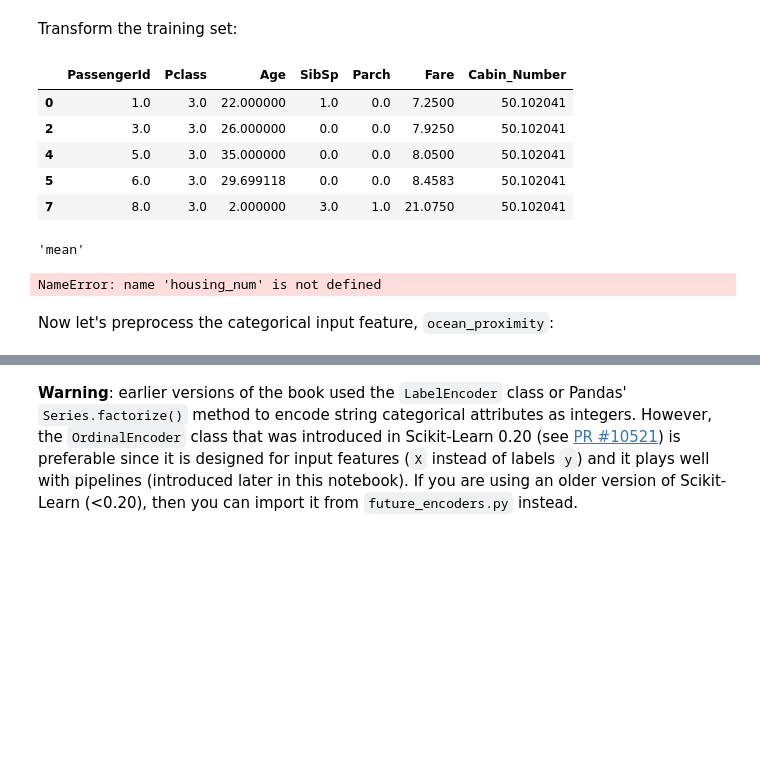
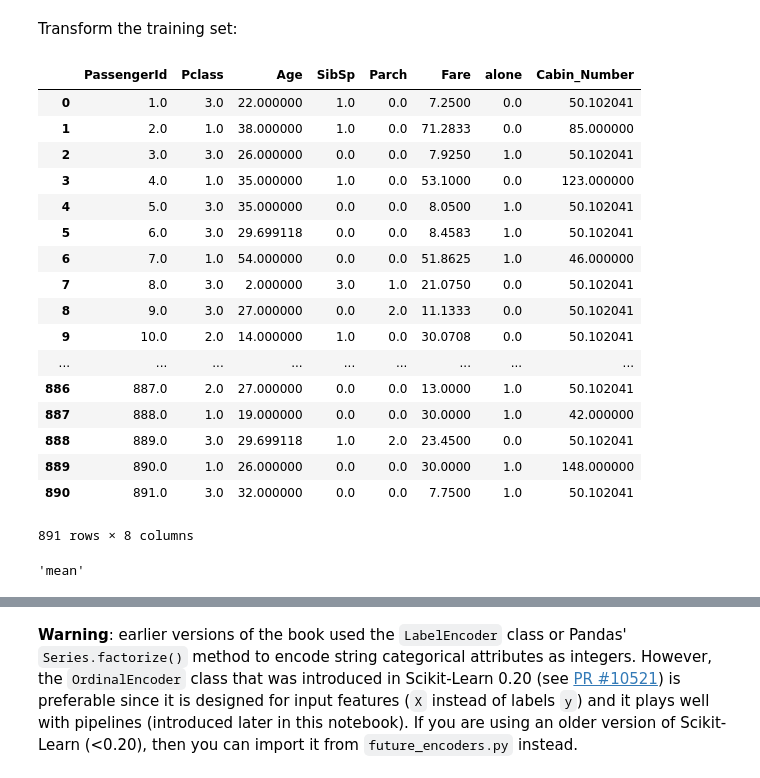
Before and after one commit to ssajnani/TitanicKaggle, a Jupyter notebook: notebooks/ssajnani_Assign2.ipynb, the cells around one changed output, grey strips where cells are left out. Drawn from its saved outputs; the diff is of its cells as text; code cells hidden in the pictures; blank space fills up the shorter version.

```diff
--- a/notebooks/ssajnani_Assign2.ipynb
+++ b/notebooks/ssajnani_Assign2.ipynb
@@ -645,0 +334,5 @@ housing["population_per_household"]=housing["population"]/housing["households"]
+# %%
+family_size = titanic_copy["Parch"] + titanic_copy["SibSp"] + 1
+titanic_copy['alone'] = 1
+titanic_copy.loc[family_size > 1, 'alone'] = 0
+print(titanic_copy['alone'].value_counts())
@@ -685,0 +386,20 @@ housing.describe()
+# %%
+# Cut out the Cabin Letter from the Cabin Number and concat it to the
+# dataframe we already have
+temp_copy = pd.concat([titanic_copy, titanic_copy['Cabin'].str.slice(start=1).str.split(" ", n = 1, expand = True)[0], titanic_copy['Cabin'].str.slice(stop=1)], axis=1)
+temp_copy.columns.values[14] = "Cabin_Letter"
+temp_copy.rename(columns = {0: "Cabin_Number"}, inplace = True)
+
+# Convert Cabin_Number to a numeric value
+temp_copy.loc[temp_copy.Cabin.isnull(), "Cabin_Number"] = np.nan
+temp_copy['Cabin_Number'] = temp_copy['Cabin_Number'].fillna(-1)
+temp_copy['Cabin_Number'] = temp_copy.Cabin_Number.convert_objects(convert_numeric=True)
+temp_copy['Cabin_Number'] = temp_copy['Cabin_Number'].replace(-1, np.nan)
+
+attributes = ["Age", "Pclass", "Cabin_Number", "Survived", "Fare", "Parch", "SibSp"]
+scatter_matrix(temp_copy[attributes], figsize=(12, 8))
+
+# Gather individual's name prefix or title
+temp_copy['Prefix'] = temp_copy['Name'].str.split(',', n=1, expand=True)[1].str.split('.', n=1, expand=True)[0]
+print(temp_copy.info())
+titanic_temp = temp_copy
@@ -739,9 +467,6 @@ except ImportError:
 imputer = SimpleImputer(strategy="mean")
 # %% [markdown]
 Remove the text attribute because median can only be calculated on numerical attributes:
-# %%
-titanic["Sex"].fillna('N/A', inplace=True) # option 3
-titanic["Cabin_Letter"].fillna('N/A', inplace=True) # option 3
-titanic["Embarked"].fillna('N/A', inplace=True) # option 3
-titanic_num = titanic.drop(['Sex','Cabin_Letter', 'Embarked'], axis=1)
-# alternatively: housing_num = housing.select_dtypes(include=[np.number])
+# %%
+titanic_num = titanic.drop(['Sex', 'Cabin_Letter', 'Embarked', 'Prefix'], axis=1)
+print(titanic_num.info())
@@ -770,22 +510,27 @@ X = imputer.transform(titanic_num)
 titanic_tr = pd.DataFrame(X, columns=titanic_num.columns,
                           index = list(titanic.index.values))
 # %%
-titanic_tr.loc[sample_incomplete_rows.index.values]
+titanic_tr.loc[titanic.index.values]
 # %% [output]
-|  | PassengerId | Pclass | Age | SibSp | Parch | Fare | Cabin_Number |
-| 0 | 1.0 | 3.0 | 22.000000 | 1.0 | 0.0 | 7.2500 | 50.102041 |
-| 2 | 3.0 | 3.0 | 26.000000 | 0.0 | 0.0 | 7.9250 | 50.102041 |
-| 4 | 5.0 | 3.0 | 35.000000 | 0.0 | 0.0 | 8.0500 | 50.102041 |
-| 5 | 6.0 | 3.0 | 29.699118 | 0.0 | 0.0 | 8.4583 | 50.102041 |
-| 7 | 8.0 | 3.0 | 2.000000 | 3.0 | 1.0 | 21.0750 | 50.102041 |
+|  | PassengerId | Pclass | Age | SibSp | Parch | Fare | alone | Cabin_Number |
+| 0 | 1.0 | 3.0 | 22.000000 | 1.0 | 0.0 | 7.2500 | 0.0 | 50.102041 |
+| 1 | 2.0 | 1.0 | 38.000000 | 1.0 | 0.0 | 71.2833 | 0.0 | 85.000000 |
+| 2 | 3.0 | 3.0 | 26.000000 | 0.0 | 0.0 | 7.9250 | 1.0 | 50.102041 |
+| 3 | 4.0 | 1.0 | 35.000000 | 1.0 | 0.0 | 53.1000 | 0.0 | 123.000000 |
+| 4 | 5.0 | 3.0 | 35.000000 | 0.0 | 0.0 | 8.0500 | 1.0 | 50.102041 |
+| 5 | 6.0 | 3.0 | 29.699118 | 0.0 | 0.0 | 8.4583 | 1.0 | 50.102041 |
+| 6 | 7.0 | 1.0 | 54.000000 | 0.0 | 0.0 | 51.8625 | 1.0 | 46.000000 |
+| 7 | 8.0 | 3.0 | 2.000000 | 3.0 | 1.0 | 21.0750 | 0.0 | 50.102041 |
+| 8 | 9.0 | 3.0 | 27.000000 | 0.0 | 2.0 | 11.1333 | 0.0 | 50.102041 |
+| 9 | 10.0 | 2.0 | 14.000000 | 1.0 | 0.0 | 30.0708 | 0.0 | 50.102041 |
+| ... | ... | ... | ... | ... | ... | ... | ... | ... |
+| 886 | 887.0 | 2.0 | 27.000000 | 0.0 | 0.0 | 13.0000 | 1.0 | 50.102041 |
+| 887 | 888.0 | 1.0 | 19.000000 | 0.0 | 0.0 | 30.0000 | 1.0 | 42.000000 |
+| 888 | 889.0 | 3.0 | 29.699118 | 1.0 | 2.0 | 23.4500 | 0.0 | 50.102041 |
+| 889 | 890.0 | 1.0 | 26.000000 | 0.0 | 0.0 | 30.0000 | 1.0 | 148.000000 |
+| 890 | 891.0 | 3.0 | 32.000000 | 0.0 | 0.0 | 7.7500 | 1.0 | 50.102041 |
+891 rows × 8 columns
 # %%
 imputer.strategy
 # %% [output]
 'mean'
-# %%
-housing_tr = pd.DataFrame(X, columns=housing_num.columns)
-housing_tr.head()
-# %% [output]
-NameError: name 'housing_num' is not defined
-# %% [markdown]
-Now let's preprocess the categorical input feature, `ocean_proximity`:
```
Also changed, not shown: parts of 230 cells of this notebook, 7 other files.
